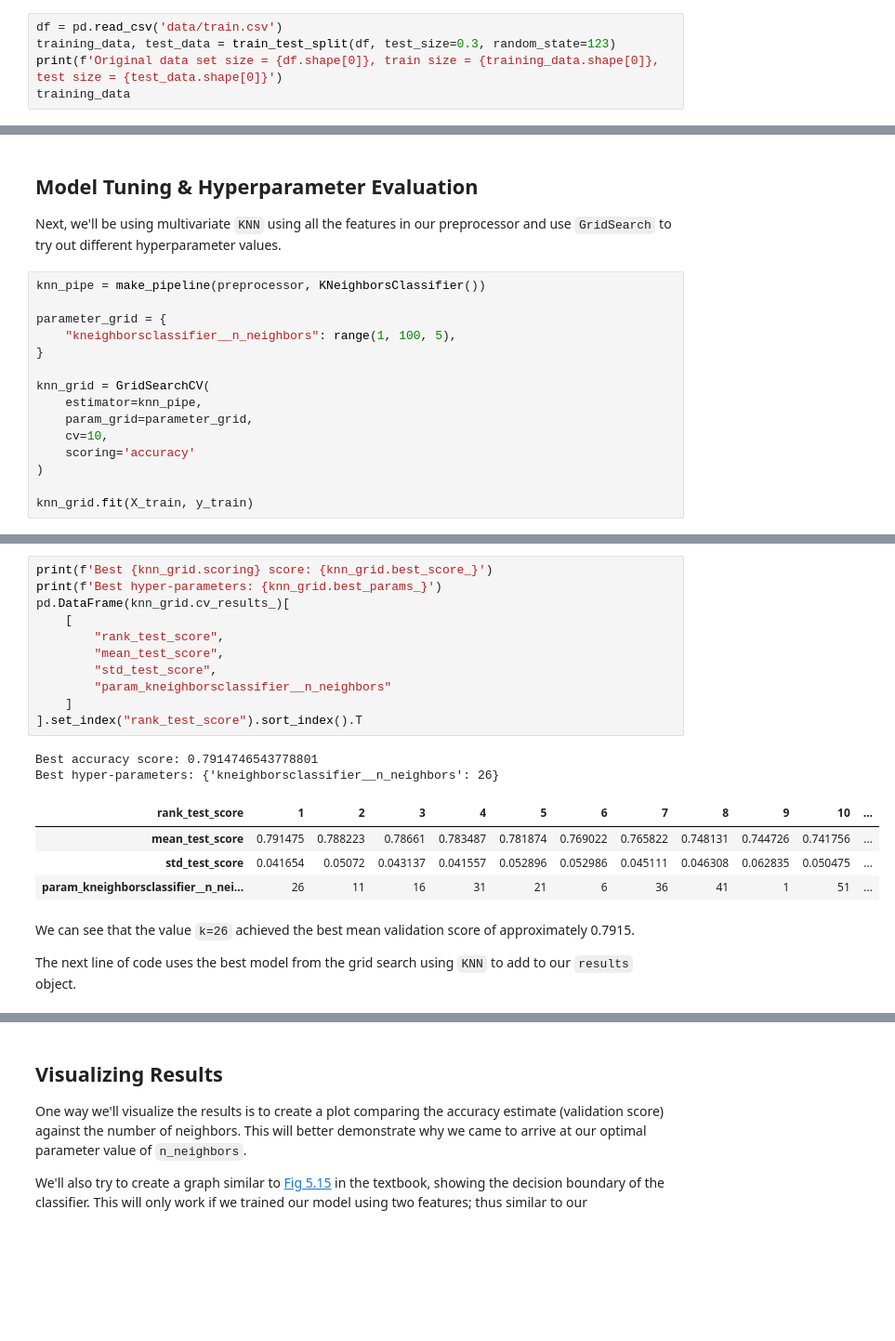
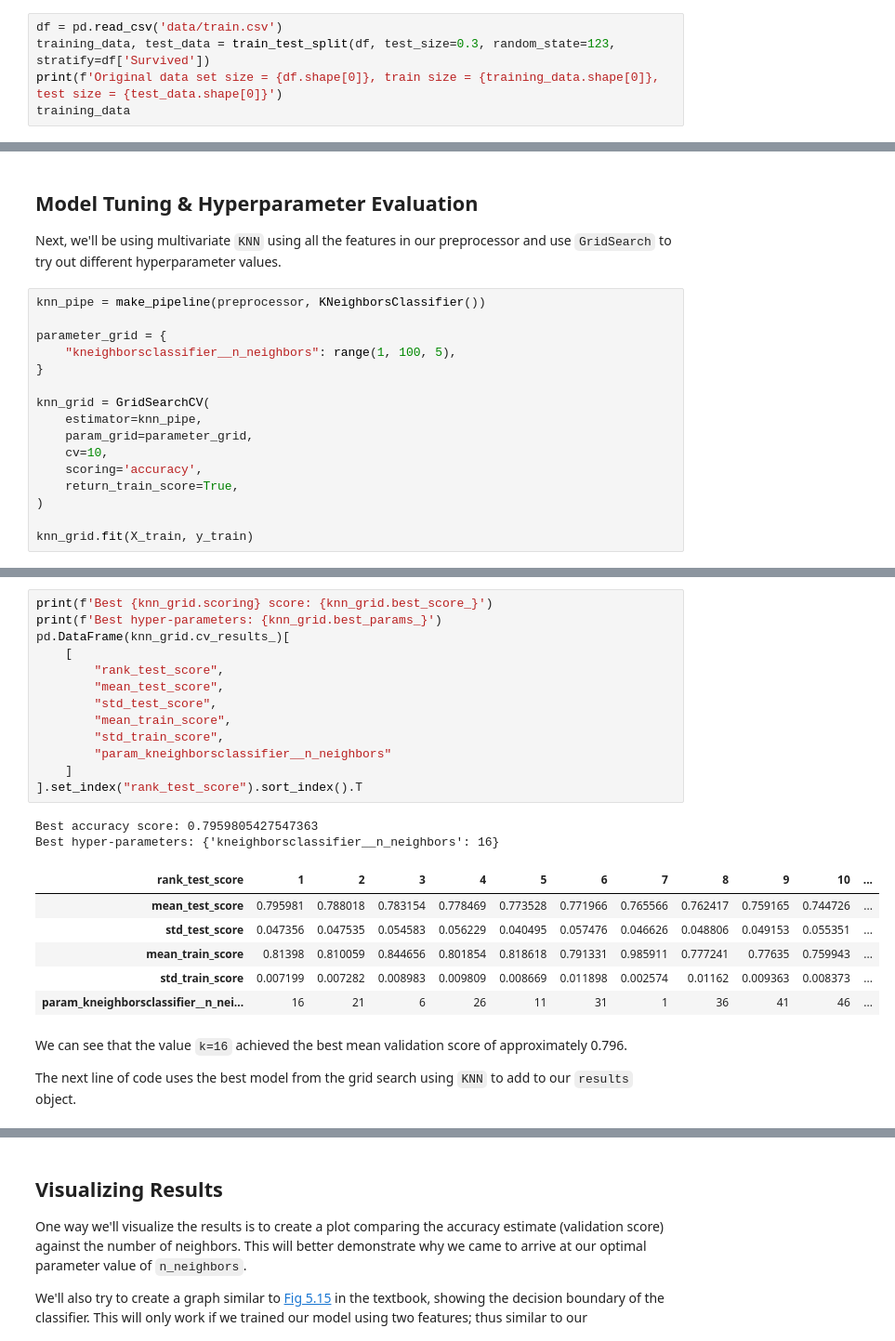
Before and after one commit to ericrkuo/dsci-100-group-12, a Jupyter notebook: report.ipynb, the cells around one changed output, grey strips where cells are left out. Shown at 93% size. Saved outputs shown, nothing was run; the diff lists cells and outputs as text; blank space fills up the shorter version.

```diff
--- a/report.ipynb
+++ b/report.ipynb
@@ -55,7 +55,7 @@ More info about the dataset and it's features are described below
 We decided to split our data into 70% training and 30% test making sure to set `random_state=123`
 # %%
 df = pd.read_csv('data/train.csv')
-training_data, test_data = train_test_split(df, test_size=0.3, random_state=123)
+training_data, test_data = train_test_split(df, test_size=0.3, random_state=123, stratify=df['Survived'])
 print(f'Original data set size = {df.shape[0]}, train size = {training_data.shape[0]}, test size = {test_data.shape[0]}')
 training_data
 # %% [output]
@@ -446,7 +446,8 @@ knn_grid = GridSearchCV(
     estimator=knn_pipe,
     param_grid=parameter_grid,
     cv=10,
-    scoring='accuracy'
+    scoring='accuracy',
+    return_train_score=True,
 )
 
 knn_grid.fit(X_train, y_train)
@@ -471,23 +472,27 @@ GridSearchCV(cv=10,
 # %%
 print(f'Best {knn_grid.scoring} score: {knn_grid.best_score_}')
 print(f'Best hyper-parameters: {knn_grid.best_params_}')
 pd.DataFrame(knn_grid.cv_results_)[
     [
         "rank_test_score",
         "mean_test_score",
         "std_test_score",
+        "mean_train_score",
+        "std_train_score",
         "param_kneighborsclassifier__n_neighbors"
     ]
 ].set_index("rank_test_score").sort_index().T
 # %% [output]
-Best accuracy score: 0.7914746543778801
-Best hyper-parameters: {'kneighborsclassifier__n_neighbors': 26}
+Best accuracy score: 0.7959805427547363
+Best hyper-parameters: {'kneighborsclassifier__n_neighbors': 16}
 | rank_test_score | 1 | 2 | 3 | 4 | 5 | 6 | 7 | 8 | 9 | 10 | ... |
-| mean_test_score | 0.791475 | 0.788223 | 0.78661 | 0.783487 | 0.781874 | 0.769022 | 0.765822 | 0.748131 | 0.744726 | 0.741756 | ... |
-| std_test_score | 0.041654 | 0.05072 | 0.043137 | 0.041557 | 0.052896 | 0.052986 | 0.045111 | 0.046308 | 0.062835 | 0.050475 | ... |
-| param_kneighborsclassifier__n_nei... | 26 | 11 | 16 | 31 | 21 | 6 | 36 | 41 | 1 | 51 | ... |
+| mean_test_score | 0.795981 | 0.788018 | 0.783154 | 0.778469 | 0.773528 | 0.771966 | 0.765566 | 0.762417 | 0.759165 | 0.744726 | ... |
+| std_test_score | 0.047356 | 0.047535 | 0.054583 | 0.056229 | 0.040495 | 0.057476 | 0.046626 | 0.048806 | 0.049153 | 0.055351 | ... |
+| mean_train_score | 0.81398 | 0.810059 | 0.844656 | 0.801854 | 0.818618 | 0.791331 | 0.985911 | 0.777241 | 0.77635 | 0.759943 | ... |
+| std_train_score | 0.007199 | 0.007282 | 0.008983 | 0.009809 | 0.008669 | 0.011898 | 0.002574 | 0.01162 | 0.009363 | 0.008373 | ... |
+| param_kneighborsclassifier__n_nei... | 16 | 21 | 6 | 26 | 11 | 31 | 1 | 36 | 41 | 46 | ... |
 # %% [markdown]
-We can see that the value `k=26` achieved the best mean validation score of approximately 0.7915.
+We can see that the value `k=16` achieved the best mean validation score of approximately 0.796.
 
 The next line of code uses the best model from the grid search using `KNN` to add to our `results` object.
 # %%
```
Also changed, not shown: parts of 12 cells of this notebook.
